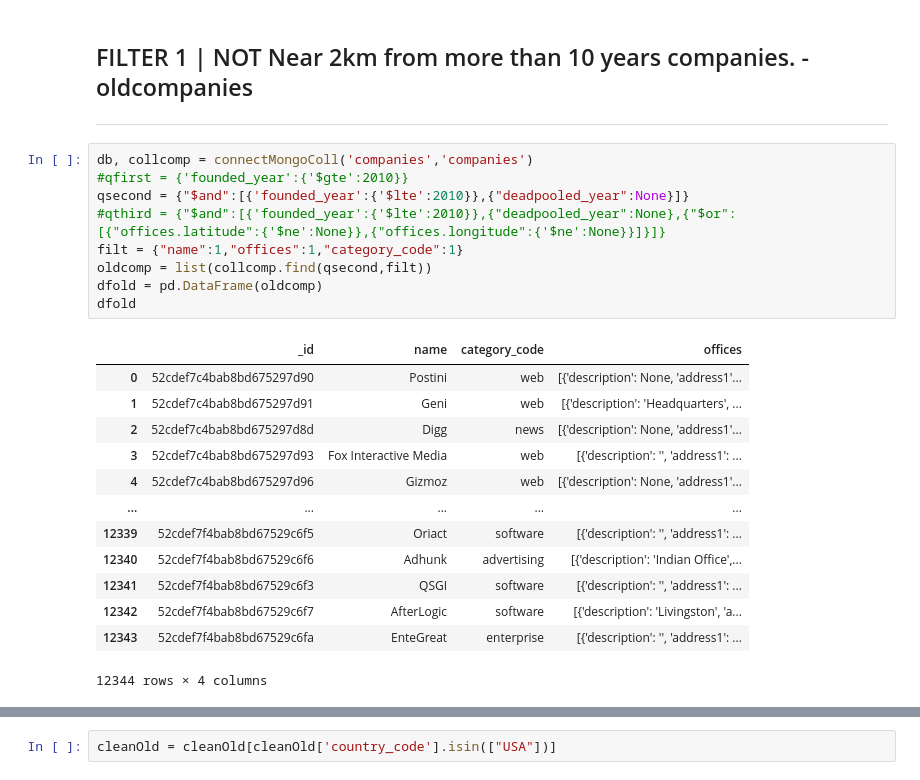
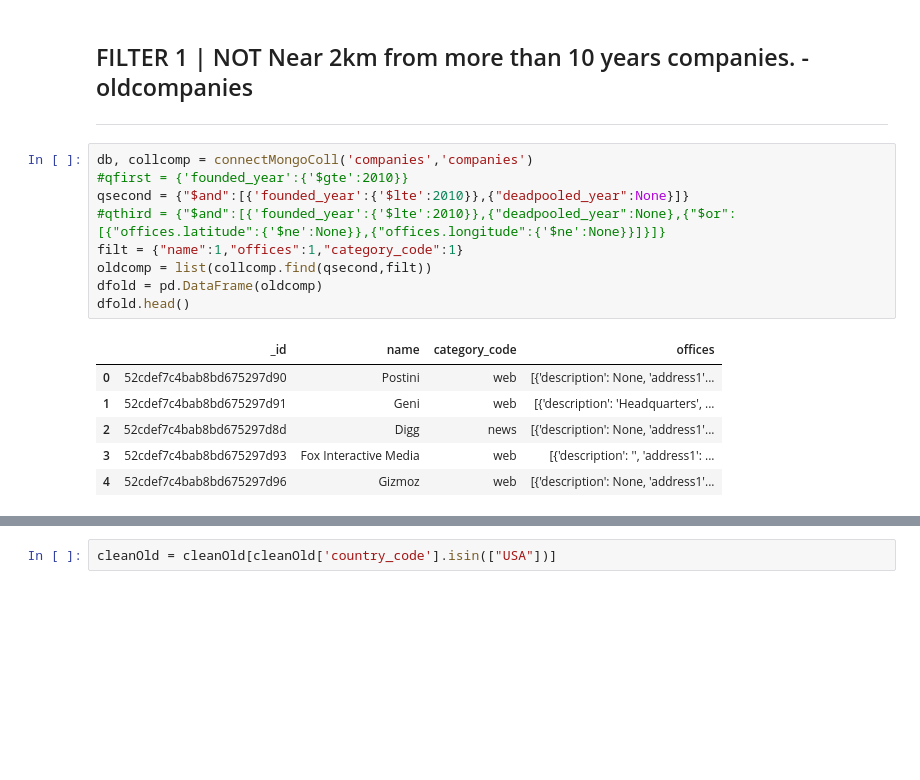
Before and after one commit to MdeMaic/GeolocationMongoDB_Project, a Jupyter notebook: I_FindTop20.ipynb, the cells around one changed output, grey strips where cells are left out. Saved outputs shown, nothing was run; the diff lists cells and outputs as text; blank space fills up the shorter version.

```diff
--- a/I_FindTop20.ipynb
+++ b/I_FindTop20.ipynb
@@ -172,26 +151,19 @@ cleanData.to_json("OUTPUT/00CleanSpots.json", orient="records")
 # %%
 db, collcomp = connectMongoColl('companies','companies')
 #qfirst = {'founded_year':{'$gte':2010}}
 qsecond = {"$and":[{'founded_year':{'$lte':2010}},{"deadpooled_year":None}]}
 #qthird = {"$and":[{'founded_year':{'$lte':2010}},{"deadpooled_year":None},{"$or":[{"offices.latitude":{'$ne':None}},{"offices.longitude":{'$ne':None}}]}]}
 filt = {"name":1,"offices":1,"category_code":1}
 oldcomp = list(collcomp.find(qsecond,filt))
 dfold = pd.DataFrame(oldcomp)
-dfold
+dfold.head()
 # %% [output]
 |  | _id | name | category_code | offices |
 | 0 | 52cdef7c4bab8bd675297d90 | Postini | web | [{'description': None, 'address1'... |
 | 1 | 52cdef7c4bab8bd675297d91 | Geni | web | [{'description': 'Headquarters', ... |
 | 2 | 52cdef7c4bab8bd675297d8d | Digg | news | [{'description': None, 'address1'... |
 | 3 | 52cdef7c4bab8bd675297d93 | Fox Interactive Media | web | [{'description': '', 'address1': ... |
 | 4 | 52cdef7c4bab8bd675297d96 | Gizmoz | web | [{'description': None, 'address1'... |
-| ... | ... | ... | ... | ... |
-| 12339 | 52cdef7f4bab8bd67529c6f5 | Oriact | software | [{'description': '', 'address1': ... |
-| 12340 | 52cdef7f4bab8bd67529c6f6 | Adhunk | advertising | [{'description': 'Indian Office',... |
-| 12341 | 52cdef7f4bab8bd67529c6f3 | QSGI | software | [{'description': '', 'address1': ... |
-| 12342 | 52cdef7f4bab8bd67529c6f7 | AfterLogic | software | [{'description': 'Livingston', 'a... |
-| 12343 | 52cdef7f4bab8bd67529c6fa | EnteGreat | enterprise | [{'description': '', 'address1': ... |
-12344 rows × 4 columns
 # %%
 # 1. Hacemos explode para generar una fila por cada elemento de la lista en la columna "offices"
 dfold = dfold.explode('offices')
```
Also changed, not shown: parts of 18 cells of this notebook, 2 other files.
